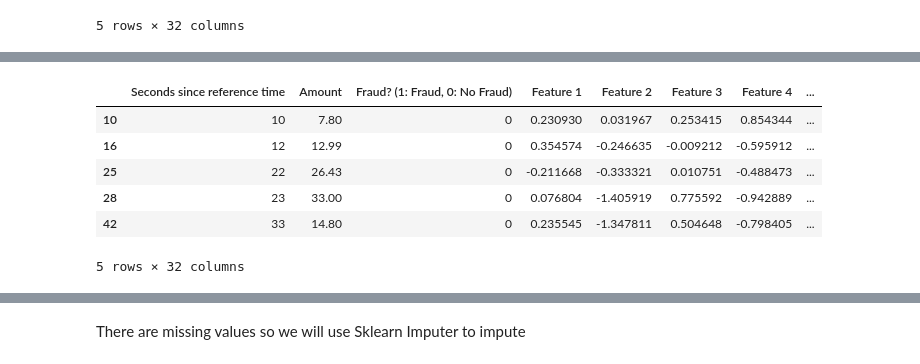
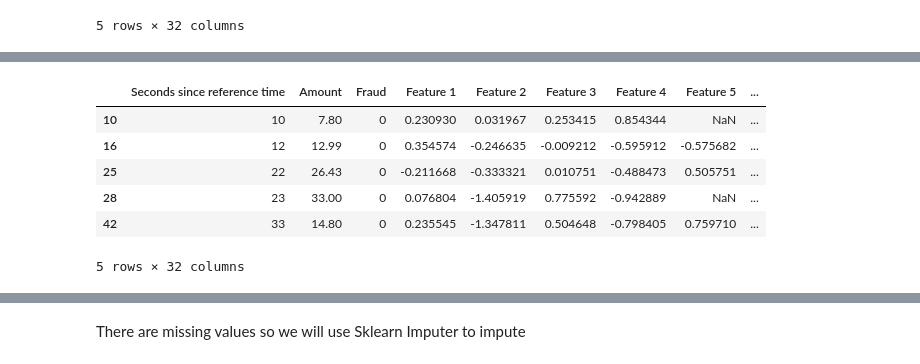
Before and after one commit to shubhamperiwal/fraud_detection, a Jupyter notebook: Final Notebook.ipynb, the cells around one changed output, grey strips where cells are left out. Drawn from its saved outputs; the diff is of its cells as text; code cells hidden in the pictures.

```diff
--- a/Final Notebook.ipynb
+++ b/Final Notebook.ipynb
@@ -40,7 +46,7 @@ import numbers
 # df = pd.read_csv(os.environ['DSX_PROJECT_DIR']+'/datasets/creditcard-training.csv')
 # df.head()
 # %%
-df = pd.read_csv('data/creditcard-training.csv')
+df_raw = pd.read_csv('data/creditcard-training.csv')
 # %% [markdown]
 # Data Exploration
 # %%
@@ -59,3 +65,7 @@ df.head()
 | 3 | 1 | 123.50 | 0 | -0.631418 | -1.059647 | -0.684093 | 1.965775 | ... |
 | 4 | 2 | 69.99 | 0 | 0.175121 | -0.451449 | -0.237033 | -0.038195 | ... |
 5 rows × 32 columns
+# %%
+#Rename the fraud column
+df_raw = df_raw.rename( {'Fraud? (1: Fraud, 0:  No Fraud)' : 'Fraud'}, axis=1)
+df_raw.head()
@@ -62,11 +80,11 @@ df.head()
 # %%
 #Get NAs
-df[df.isnull().any(axis=1)].head()
+df_raw[df_raw.isnull().any(axis=1)].head()
 # %% [output]
-|  | Seconds since reference time | Amount | Fraud? (1: Fraud, 0: No Fraud) | Feature 1 | Feature 2 | Feature 3 | Feature 4 | ... |
-| 10 | 10 | 7.80 | 0 | 0.230930 | 0.031967 | 0.253415 | 0.854344 | ... |
-| 16 | 12 | 12.99 | 0 | 0.354574 | -0.246635 | -0.009212 | -0.595912 | ... |
-| 25 | 22 | 26.43 | 0 | -0.211668 | -0.333321 | 0.010751 | -0.488473 | ... |
-| 28 | 23 | 33.00 | 0 | 0.076804 | -1.405919 | 0.775592 | -0.942889 | ... |
-| 42 | 33 | 14.80 | 0 | 0.235545 | -1.347811 | 0.504648 | -0.798405 | ... |
+|  | Seconds since reference time | Amount | Fraud | Feature 1 | Feature 2 | Feature 3 | Feature 4 | Feature 5 | ... |
+| 10 | 10 | 7.80 | 0 | 0.230930 | 0.031967 | 0.253415 | 0.854344 | NaN | ... |
+| 16 | 12 | 12.99 | 0 | 0.354574 | -0.246635 | -0.009212 | -0.595912 | -0.575682 | ... |
+| 25 | 22 | 26.43 | 0 | -0.211668 | -0.333321 | 0.010751 | -0.488473 | 0.505751 | ... |
+| 28 | 23 | 33.00 | 0 | 0.076804 | -1.405919 | 0.775592 | -0.942889 | NaN | ... |
+| 42 | 33 | 14.80 | 0 | 0.235545 | -1.347811 | 0.504648 | -0.798405 | 0.759710 | ... |
 5 rows × 32 columns
```
Also changed, not shown: parts of 27 cells of this notebook, 3 other files.
